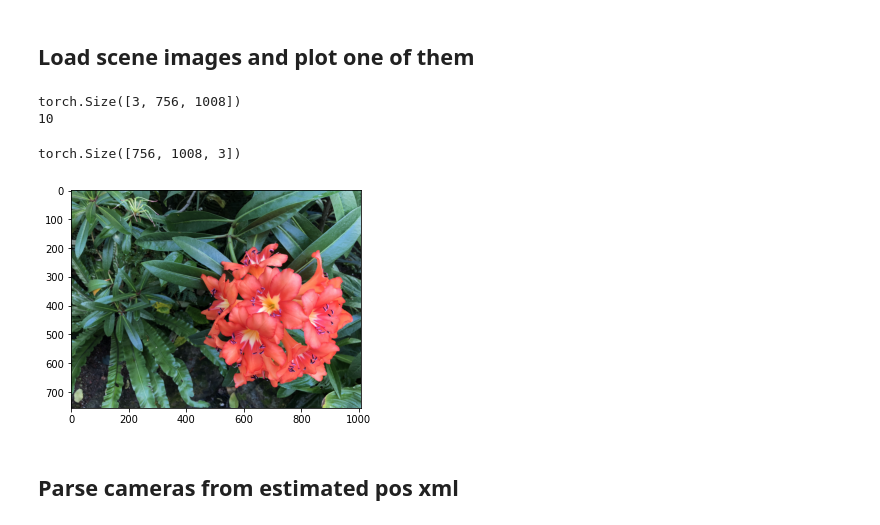
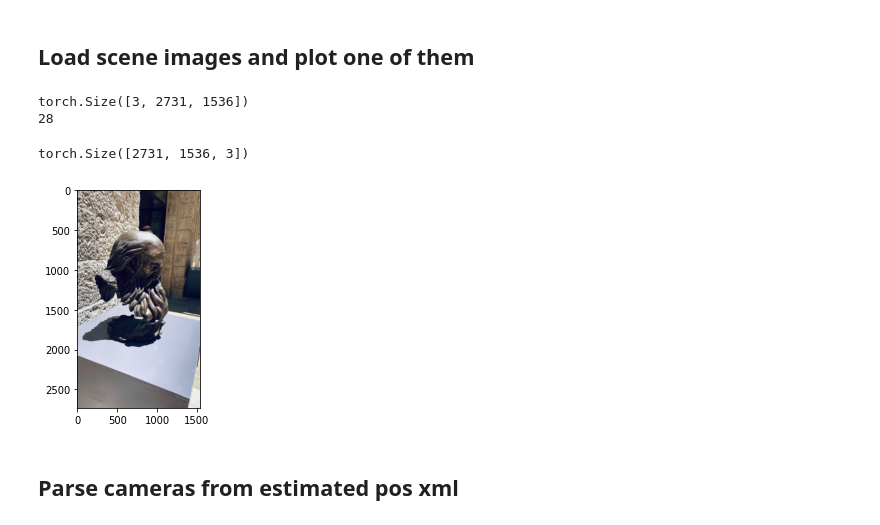
Before and after one commit to YanivHollander/kornia_nerf_jupyter, a Jupyter notebook: test_nerf_solver_full_scene.ipynb, the cells around one changed output. Saved outputs shown, nothing was run; the diff lists cells and outputs as text; code cells hidden in the pictures.

Commit message:
Add processing of head sculpture scene

```diff
--- a/test_nerf_solver_full_scene.ipynb
+++ b/test_nerf_solver_full_scene.ipynb
@@ -30,35 +30,46 @@ Drive already mounted at /content/drive; to attempt to forcibly remount, call dr
 /content/drive/MyDrive/GitHub/kornia
 # %% [markdown]
 ## Load scene images and plot one of them
+# %%
+# scene_dir = 'kornia/nerf/kornia_nerf_data/flower_4/'
+scene_dir = 'kornia/nerf/kornia_nerf_data/head_sculpture/'
 # %%
-img_paths = sorted(glob.glob('kornia/nerf/kornia_nerf_data/flower_4/images/*.png'))
+img_dir = os.path.join(scene_dir, 'images')
+img_ext = 'jpeg'
+
+img_paths = sorted(glob.glob(f'{img_dir}/*.{img_ext}'))
+
+# img_paths = sorted(glob.glob('kornia/nerf/kornia_nerf_data/flower_4/images/*.png'))
+# img_paths = sorted(glob.glob('kornia/nerf/kornia_nerf_data/head_sculpture/images/*.jpeg'))
+
+
 img0 = read_image(img_paths[0])
 print(img0.shape)
 
 downscale = 1.  # Scaling facor to downsize images for faster computation
 height = int(img0.shape[1] / downscale)
 width = int(img0.shape[2] / downscale)
 transform = torchvision.transforms.Resize((height, width))
 imgs: torch.tensor = []
 camera_ids = []
-num_cams_to_load = 10
+num_cams_to_load = -1
 for i, img_path in enumerate(img_paths):
     if num_cams_to_load != -1 and i == num_cams_to_load:
         break
     img = read_image(img_path)
     img = transform(img)  # Uncomment to apply downsizing
     imgs.append(img)
     camera_ids.append(i)
 
 print(len(imgs))
 img_plt = torch.permute(imgs[0], (1, 2, 0))
 plt.imshow(img_plt)
 img_plt.shape
 # %% [output]
-torch.Size([3, 756, 1008])
-10
+torch.Size([3, 2731, 1536])
+28
-torch.Size([756, 1008, 3])
+torch.Size([2731, 1536, 3])
-[figure, old version]
+[figure, new version]
 # %% [markdown]
 ## Parse cameras from estimated pos xml
 # %%
```
Also changed, not shown: parts of 6 cells of this notebook.
